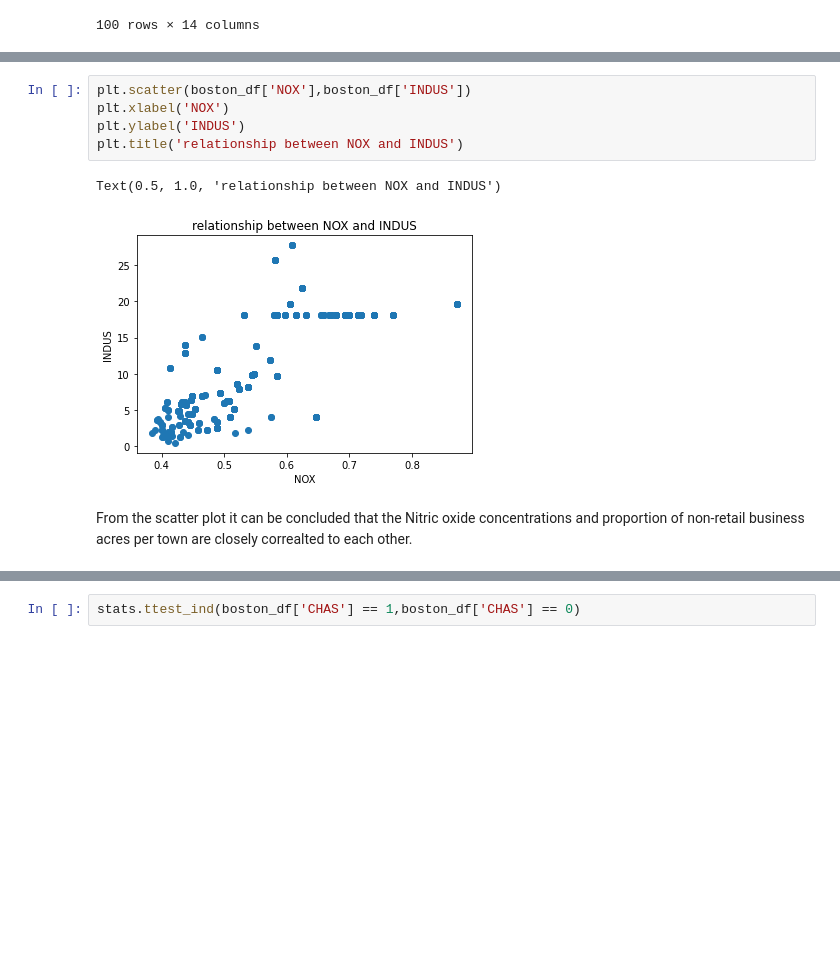
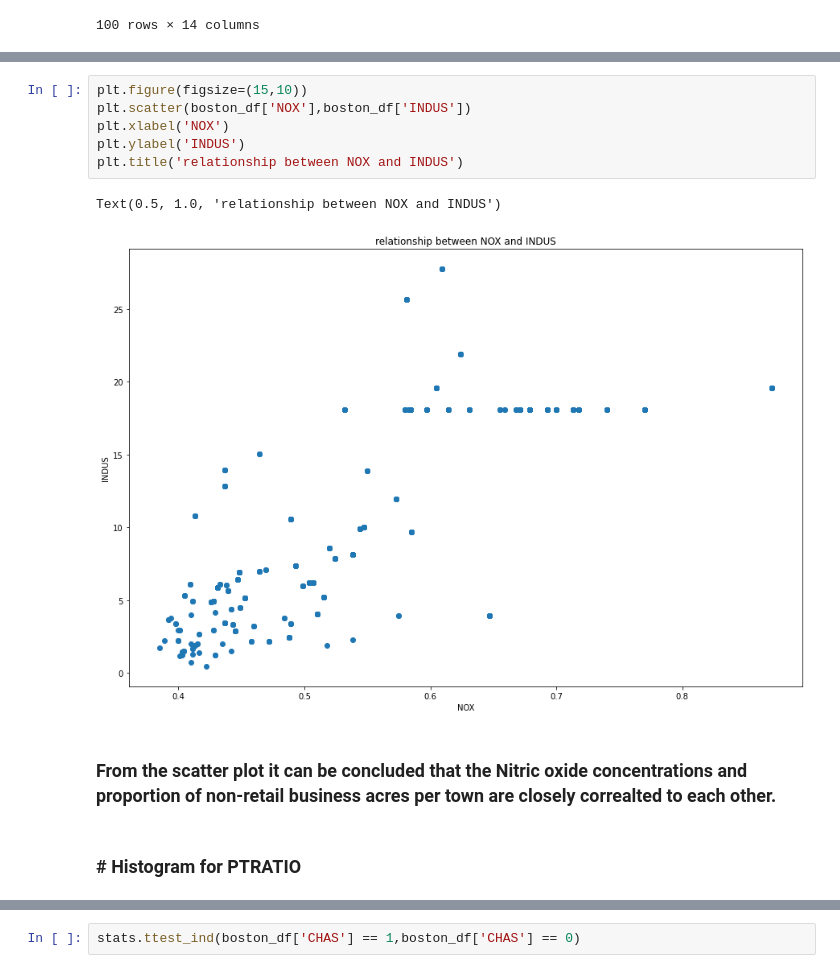
Before and after one commit to abhi2k16/boston_housing_analysis, a Jupyter notebook: Statistisc_for_DataScience_CaseStudy_Boston.ipynb, the cells around one changed output, grey strips where cells are left out. Cells and saved outputs as stored; diff of their text form; blank space fills up the shorter version.

```diff
--- a/Statistisc_for_DataScience_CaseStudy_Boston.ipynb
+++ b/Statistisc_for_DataScience_CaseStudy_Boston.ipynb
@@ -184,11 +187,14 @@ Provide a scatter plot to show the relationship between Nitric oxide concentrati
 # %%
+plt.figure(figsize=(15,10))
 plt.scatter(boston_df['NOX'],boston_df['INDUS'])
 plt.xlabel('NOX')
 plt.ylabel('INDUS')
 plt.title('relationship between NOX and INDUS')
 # %% [output]
 Text(0.5, 1.0, 'relationship between NOX and INDUS')
-[figure, old version]
+[figure, new version]
 # %% [markdown]
-From the scatter plot it can be concluded that the Nitric oxide concentrations and proportion of non-retail business acres per town are closely correalted to each other.
+### From the scatter plot it can be concluded that the Nitric oxide concentrations and proportion of non-retail business acres per town are closely correalted to each other.
+# %% [markdown]
+### # Histogram for PTRATIO
 # %%
```
Also changed, not shown: parts of 20 cells of this notebook.
